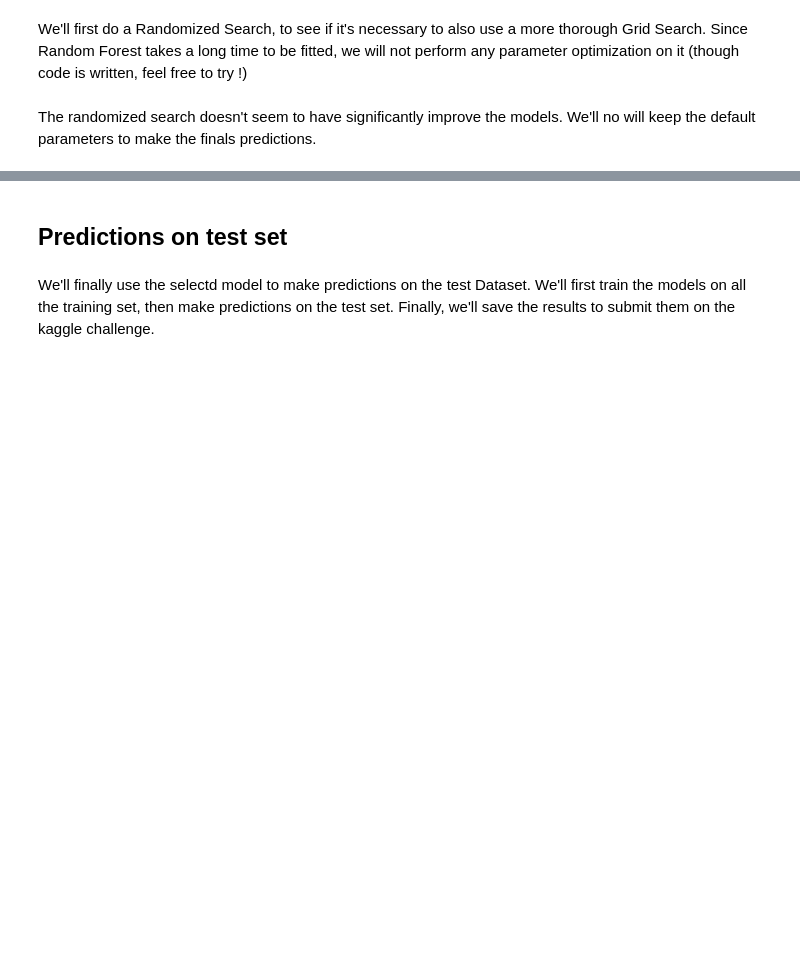
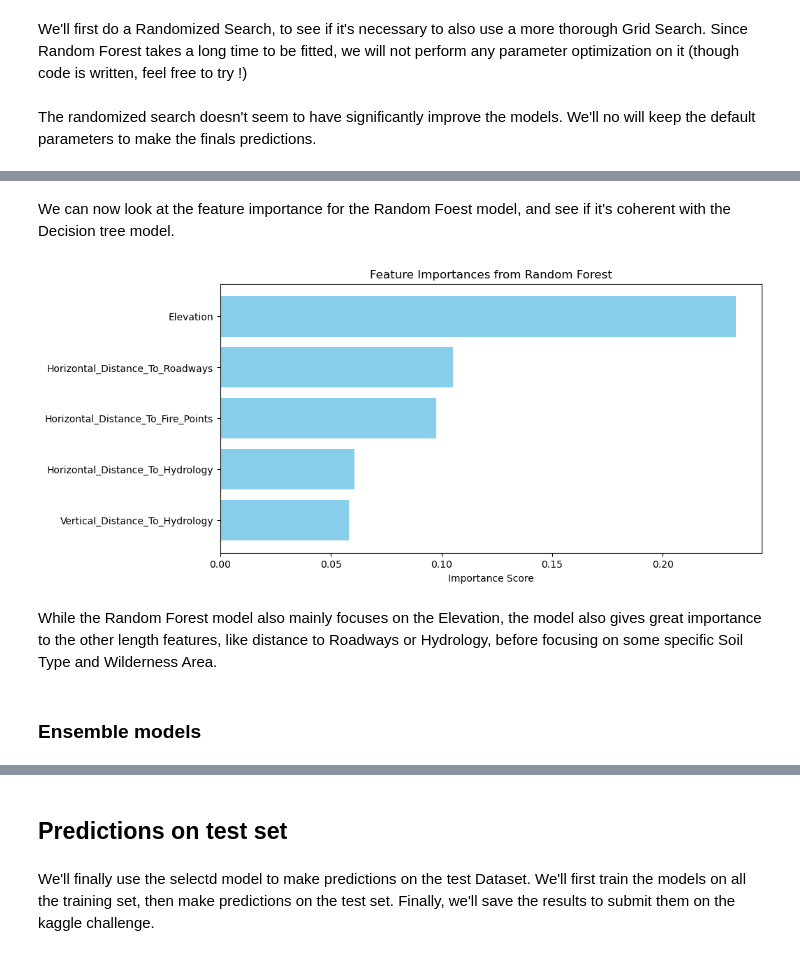
Before and after one commit to JorisCaudard/M2_DataChallenge, a Jupyter notebook: Notebooks/Classification.ipynb, the cells around one changed output, grey strips where cells are left out. Saved outputs shown, nothing was run; the diff lists cells and outputs as text; code cells hidden in the pictures; blank space fills up the shorter version.

Commit message:
Result exploration for classification + Ensemble Method for both problems

```diff
--- a/Notebooks/Classification.ipynb
+++ b/Notebooks/Classification.ipynb
@@ -460,0 +543,29 @@ The randomized search doesn't seem to have significantly improve the models. We'
+# %% [markdown]
+We can now look at the feature importance for the Random Foest model, and see if it's coherent with the Decision tree model.
+# %%
+# Initializing the Random Forest model
+random_forest_model = modelDict['Random Forest Classifier']
+
+# Fitting the model on training data
+random_forest_model.fit(X, y)
+
+# Extract features importances
+importances = random_forest_model.named_steps['classifier'].feature_importances_
+
+# Create a DataFrame for the feature importances
+feature_importance_df = pd.DataFrame({'Feature': X.columns, 'Importance': importances})
+feature_importance_df = feature_importance_df.sort_values(by='Importance', ascending=False).head() #Get only the 5 most important features
+
+# Plot feature importances
+plt.figure(figsize=(10, 5))
+plt.barh(feature_importance_df['Feature'], feature_importance_df['Importance'], color='skyblue')
+plt.xlabel('Importance Score')
+plt.title('Feature Importances from Random Forest')
+plt.gca().invert_yaxis()  # Invert y-axis to have the most important features on top
+plt.show()
+# %% [output]
+[figure, added]
+# %% [markdown]
+While the Random Forest model also mainly focuses on the Elevation, the model also gives great importance to the other length features, like distance to Roadways or Hydrology, before focusing on some specific Soil Type and Wilderness Area.
+# %% [markdown]
+### Ensemble models
```
Also changed, not shown: parts of 23 cells of this notebook, 4 other files.
